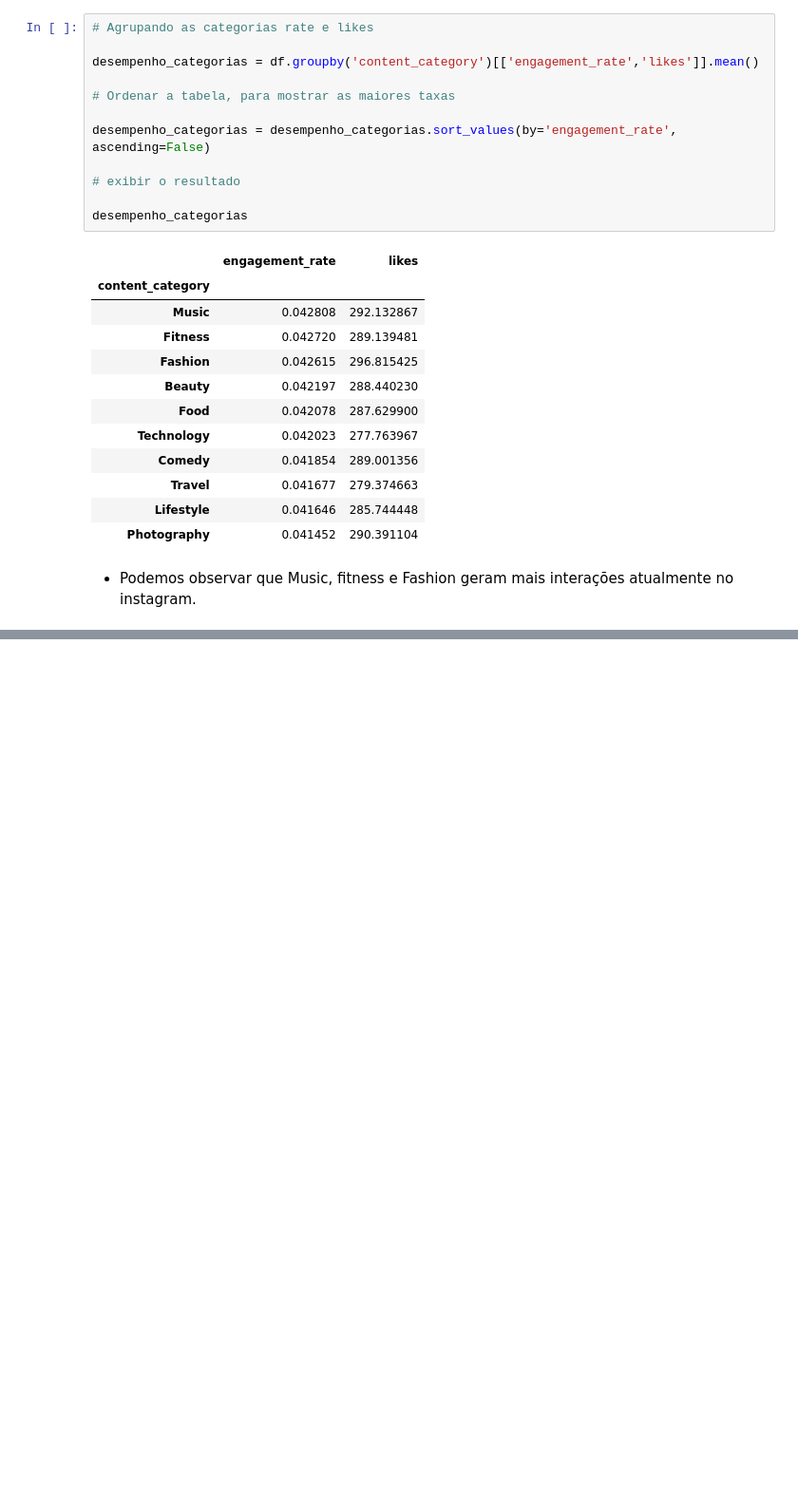
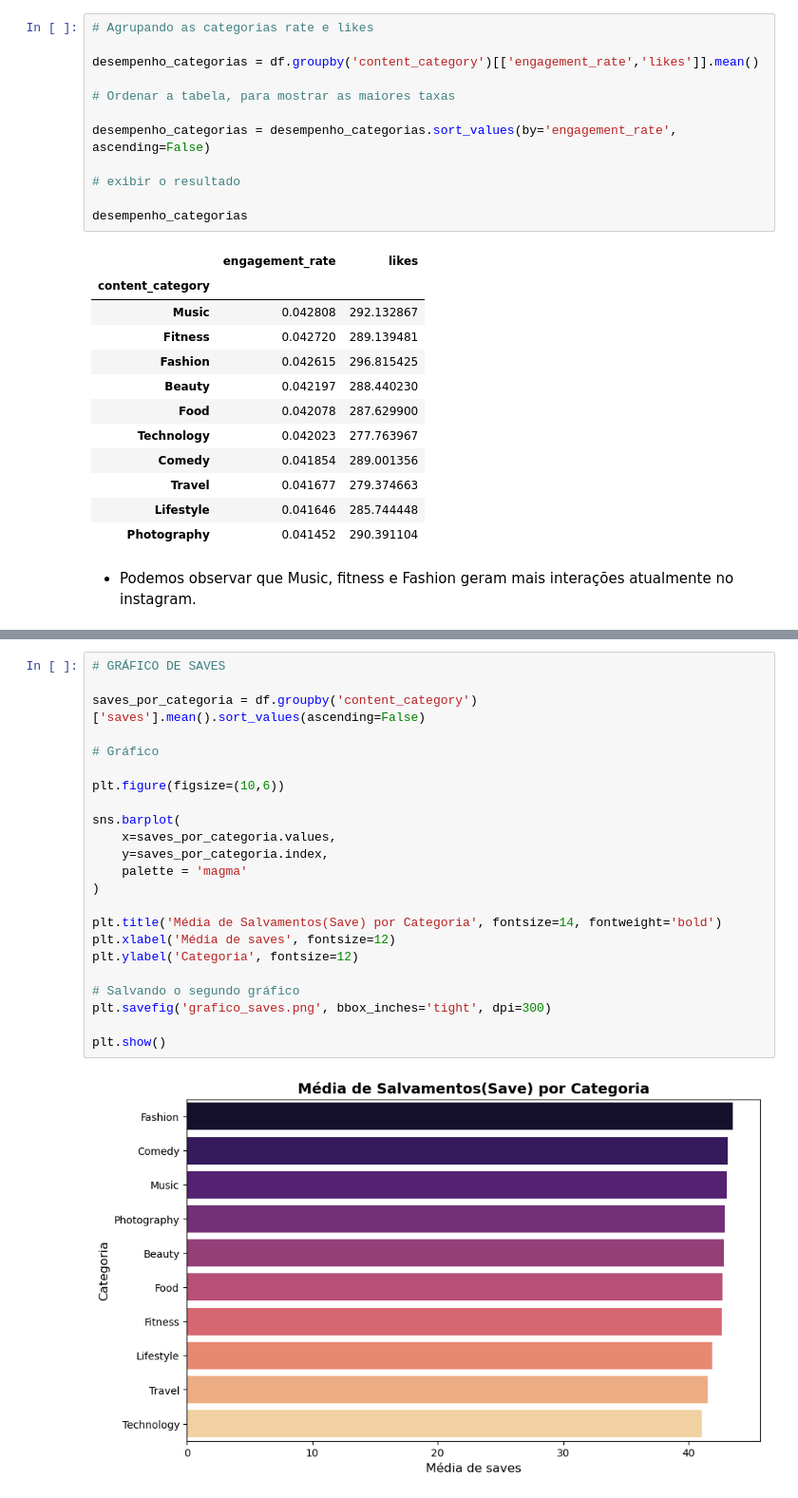
Before and after one commit to pedrobittencourtdev/instagram-analytics, a Jupyter notebook: SocialMediaDataAnalysis.ipynb, the cells around one changed output, grey strips where cells are left out. Shown at 95% size. Cells and saved outputs as stored; diff of their text form; blank space fills up the shorter version.

```diff
--- a/SocialMediaDataAnalysis.ipynb
+++ b/SocialMediaDataAnalysis.ipynb
@@ -141,0 +178,25 @@ desempenho_categorias
+# %%
+# GRÁFICO DE SAVES
+
+saves_por_categoria = df.groupby('content_category')['saves'].mean().sort_values(ascending=False)
+
+# Gráfico
+
+plt.figure(figsize=(10,6))
+
+sns.barplot(
+    x=saves_por_categoria.values,
+    y=saves_por_categoria.index,
+    palette = 'magma'
+)
+
+plt.title('Média de Salvamentos(Save) por Categoria', fontsize=14, fontweight='bold')
+plt.xlabel('Média de saves', fontsize=12)
+plt.ylabel('Categoria', fontsize=12)
+
+# Salvando o segundo gráfico
+plt.savefig('grafico_saves.png', bbox_inches='tight', dpi=300)
+
+plt.show()
+# %% [output]
+[figure, added]
```
Also changed, not shown: parts of 9 cells of this notebook, 3 other files.
